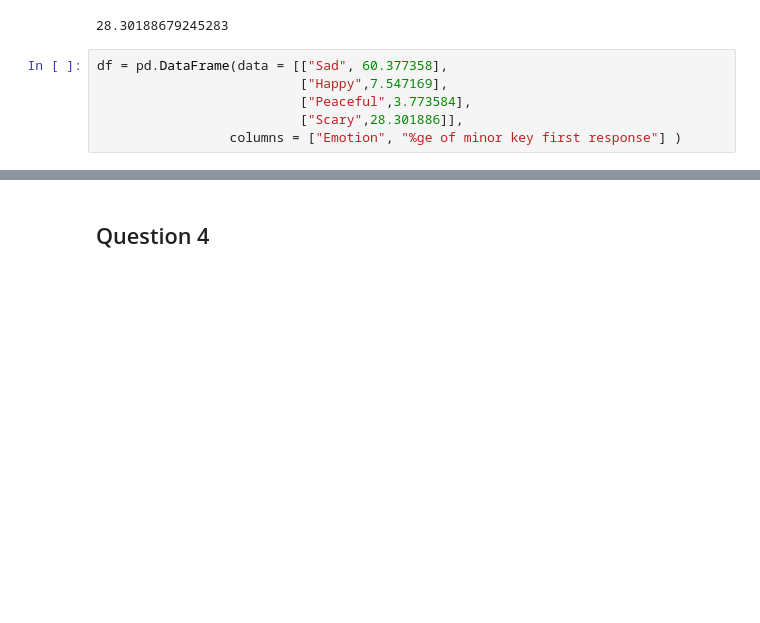
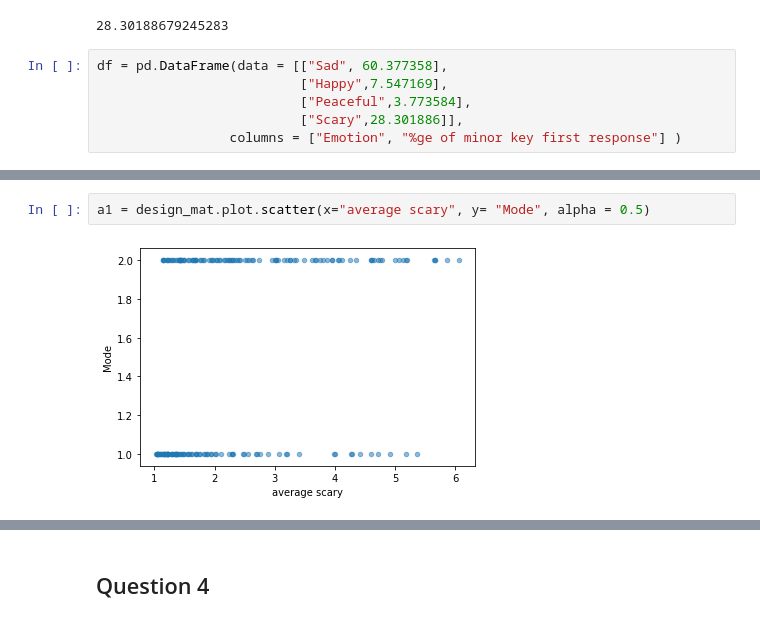
Before and after one commit to apoorva-sh/DATA512-finalproject, a Jupyter notebook: Notebooks/Analysis.ipynb, the cells around one changed output, grey strips where cells are left out. Drawn from its saved outputs; the diff is of its cells as text; blank space fills up the shorter version.

Commit message:
Adding Presentation - Also adding graphs to notebook

```diff
--- a/Notebooks/Analysis.ipynb
+++ b/Notebooks/Analysis.ipynb
@@ -412,3 +414,7 @@ fig = px.bar(df, x='Emotion', y='%ge of minor key first response')
 fig.show()
 # %% [output]
 [interactive output not drawn]
+# %%
+a1 = design_mat.plot.scatter(x="average scary", y= "Mode", alpha = 0.5)
+# %% [output]
+[figure, added]
```
Also changed, not shown: parts of 3 cells of this notebook, 1 other file.
